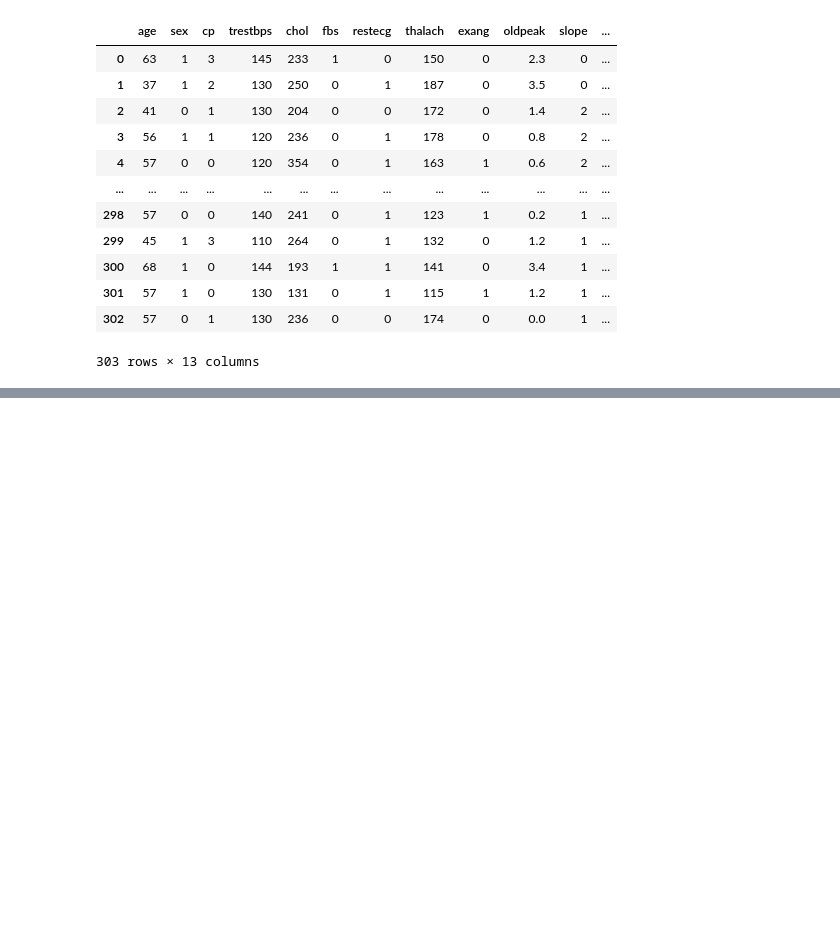
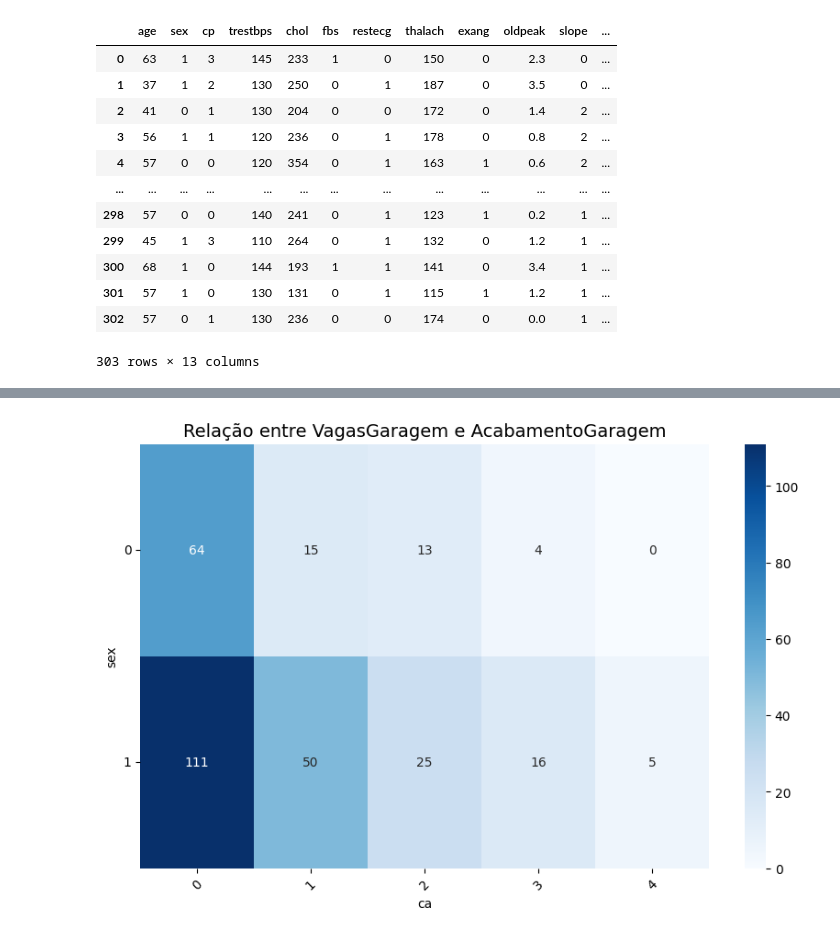
Before and after one commit to vitor1209/AnalisaAI, a Jupyter notebook: main.ipynb, the cells around one changed output, grey strips where cells are left out. Cells and saved outputs as stored; diff of their text form; code cells hidden in the pictures; blank space fills up the shorter version.

```diff
--- a/main.ipynb
+++ b/main.ipynb
@@ -82,0 +114,12 @@ bd.drop('target' , axis=1)
+# %%
+cross_tab = pd.crosstab(bd['sex'], bd['ca'])
+
+plt.figure(figsize=(10, 6))
+sns.heatmap(cross_tab, annot=True, cmap='Blues', fmt='d')
+
+plt.title('Relação entre VagasGaragem e AcabamentoGaragem', fontsize=14)
+plt.xticks(rotation=45)
+plt.yticks(rotation=0)
+plt.show()
+# %% [output]
+[figure, added]
```
Also changed, not shown: parts of 5 cells of this notebook, 1 other file.
